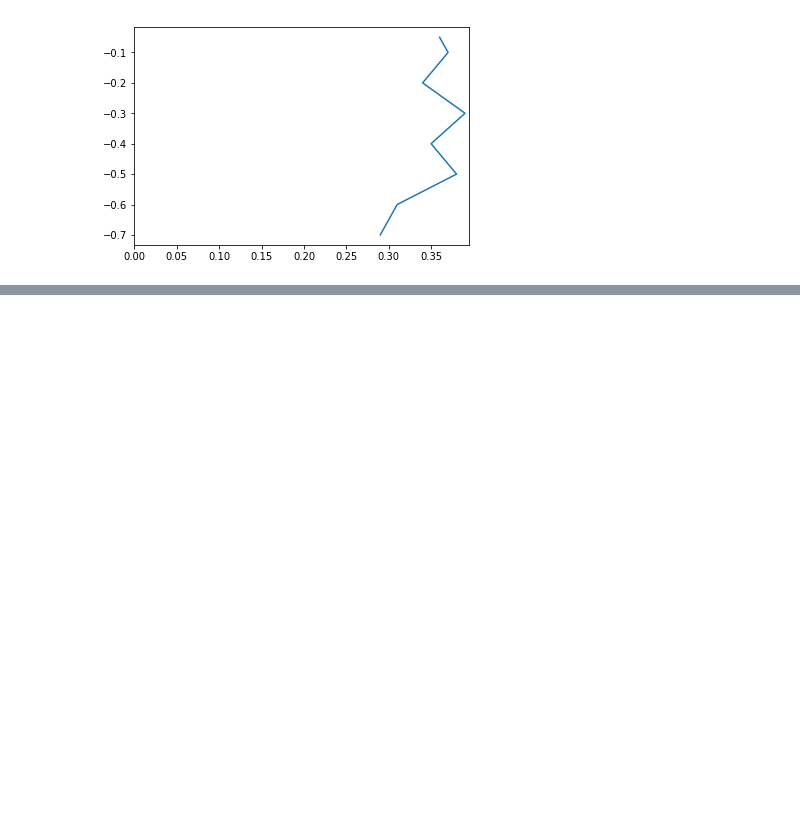
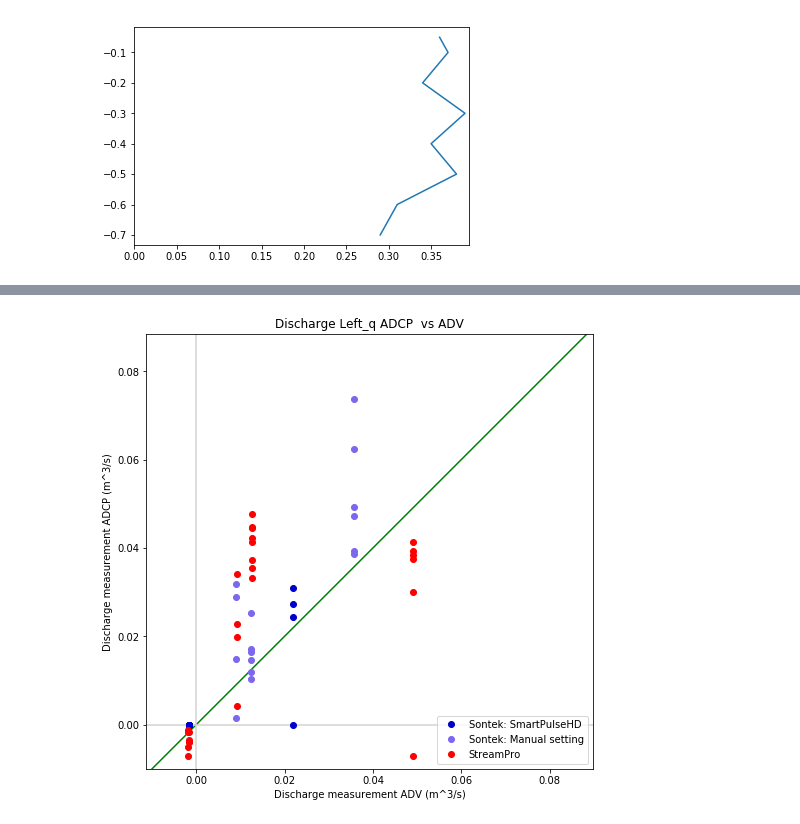
Before and after one commit to SjoerdGn/fieldwork-2019-adcp-adv, a Jupyter notebook: code/reading_sontek.ipynb, the cells around one changed output, grey strips where cells are left out. Drawn from its saved outputs; the diff is of its cells as text; code cells hidden in the pictures; blank space fills up the shorter version.

Commit message:
finished combined plot discharges

```diff
--- a/code/reading_sontek.ipynb
+++ b/code/reading_sontek.ipynb
@@ -32,7 +33,7 @@ save_mid_depths = False
 
 save_extra_width = False
 
-save_discharge_figures = False
+save_discharge_figures = True
 
 folder_file_save = "../output_images/{}.png"
 folder_csv_save = "../data/{}.csv"
@@ -572,0 +576,91 @@ Transect 4 used
+# %%
+
+sproname = '/ADV-StreamPro-discharge per measurement.csv'
+loc_adv_spro = 'C:/Users/Sjoerd Gn/Documents/Fieldwork/fieldwork-2019-adcp-adv/data/StreamPro/ADV-StreamPro-discharge per measurement.csv'
+adv_q_spro = pd.read_csv(loc_adv_spro, delimiter = ',')
+
+
+adv_q_name = '/ADV-{device}-discharge per measurement.csv'.format(device=device)
+loc_adv = basefolder+adv_q_name
+adv_q = pd.read_csv(loc_adv, delimiter = ',')
+
+every_q_spro = streampro_q_func()
+print(every_q_spro)
+
+for header in adv_q.iloc[:,2:6]:
+    plt.figure(figsize = (8,8))
+    plt.plot(([-2, 2]),([-2,2]), 'g')
+    plt.axvline(0, color='lightgray')
+    plt.axhline(0, color='lightgray')
+
+    smart_count = True
+    man_count = True
+
+    for i in range(len(adv_q)):
+        q_from_adv = adv_q[header][i]
+        #print(q_from_adv)
+        day_adv = adv_q['Day'][i]
+        num = int(adv_q['Num'][i]-1)
+        q_from_adcp = every_q[header][day_adv][num]
+        #print(q_from_adcp)
+
+        if adv_q['Smartpulsehd'][i] == 1:
+            if smart_count:
+                plt.plot(q_from_adv, q_from_adcp, 'o', color = 'mediumblue', label = 'Sontek: SmartPulseHD')
+            else:
+                plt.plot(q_from_adv, q_from_adcp, 'o', color = 'mediumblue')
+            smart_count = False
+        else:
+            if man_count:
+                plt.plot(q_from_adv, q_from_adcp, 'o', color = 'mediumslateblue', label = 'Sontek: Manual setting')
+            else:
+                plt.plot(q_from_adv, q_from_adcp, 'o', color = 'mediumslateblue')
+            man_count = False
+
+    man_count = True
+
+    for i in range(len(adv_q_spro)):
+        q_from_adv = adv_q_spro[header][i]
+        #print(q_from_adv)
+        day_adv = adv_q_spro['Day'][i]
+        num = int(adv_q_spro['Num'][i]-1)
+        q_from_adcp = every_q_spro[header][day_adv][num]
+        #print(q_from_adcp)
+
+        if man_count:
+            plt.plot(q_from_adv, q_from_adcp, 'ro', label = 'StreamPro')
+            man_count = False
+        else:
+            plt.plot(q_from_adv, q_from_adcp, 'ro')
+
+
+
+    left_lim = 10
+    for i in every_q[header]:
+        j = min(every_q[header][i])
+        if j < left_lim:
+            left_lim = j
+
+    right_lim = -10
+    for i in every_q[header]:
+        j = max(every_q[header][i])
+        if j > right_lim:
+            right_lim = j
+
+    left_lim = left_lim-0.5*left_lim-0.1*right_lim
+    left_lim = -0.01
+    right_lim = right_lim*1.2
+
+    titlestring = 'Discharge {position} ADCP  vs ADV'.format(
+        position = header)
+
+    plt.title(titlestring)
+    plt.xlabel('Discharge measurement ADV (m^3/s)')
+    plt.ylabel('Discharge measurement ADCP (m^3/s)')
+    plt.axis('equal')
+    plt.xlim(left_lim, right_lim)
+    plt.ylim(left_lim, right_lim)
+    plt.legend(loc = 4)
+    if save_discharge_figures:
+        plt.savefig(folder_file_save.format(titlestring), dpi=300)
+# %% [output]
@@ -572,0 +684 @@ Transect 4 used
+[figure, added]
```
Also changed, not shown: parts of 3 cells of this notebook, 5 other files.
